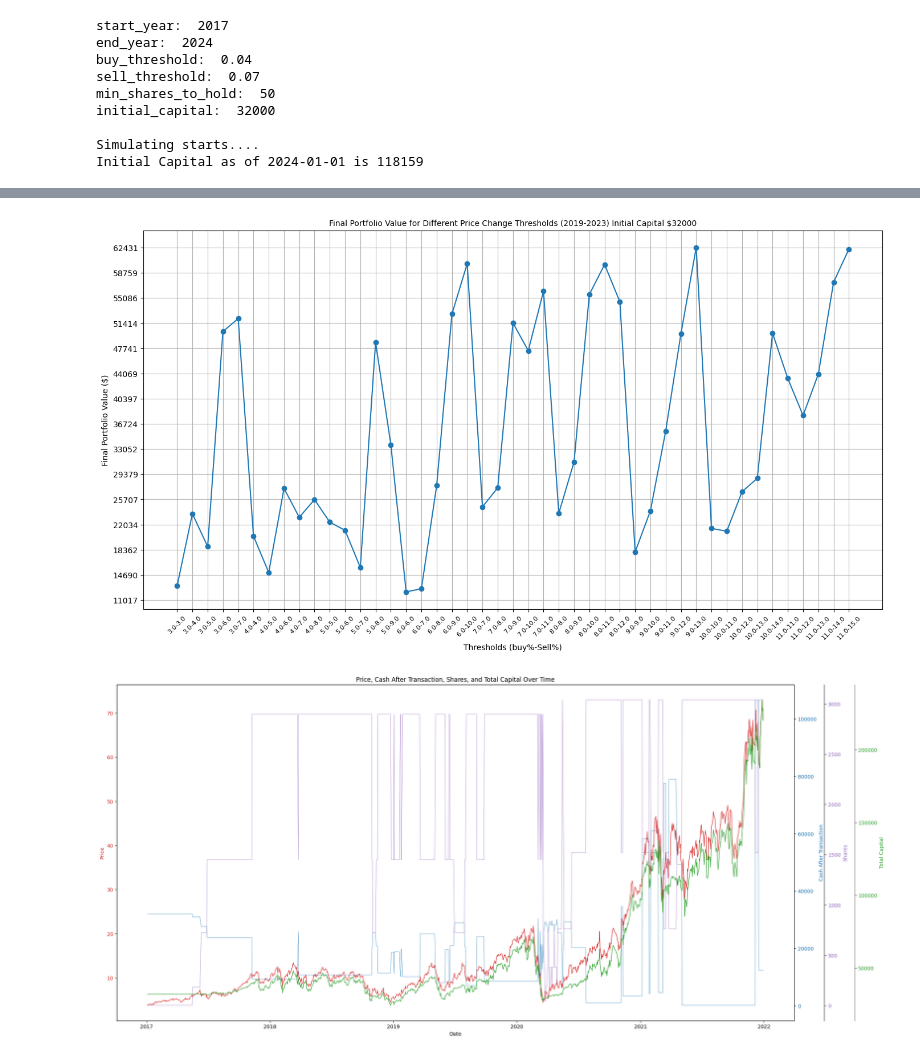
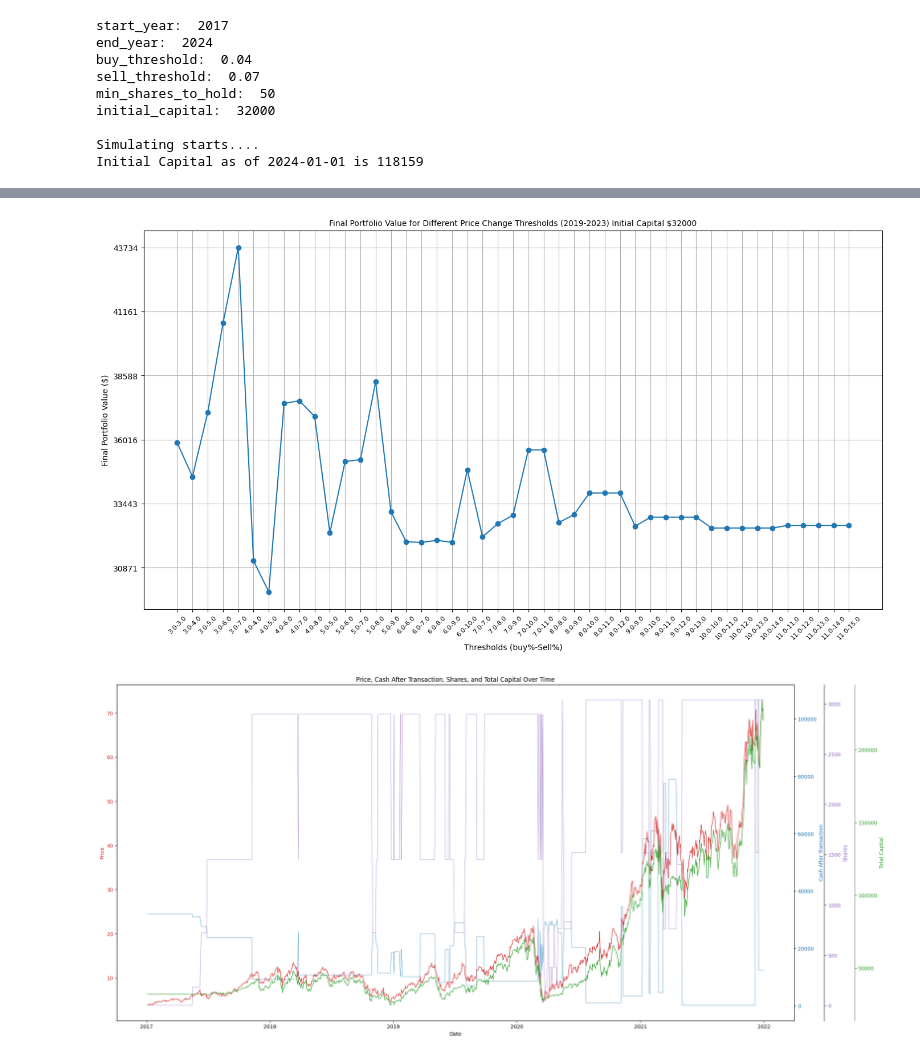
Before and after one commit to mohaoqing/Simple-Trader, a Jupyter notebook: src/trader.ipynb, the cells around one changed output, grey strips where cells are left out. Drawn from its saved outputs; the diff is of its cells as text; code cells hidden in the pictures.

Commit message:
Data reformat and run quarterly
1. Add a dataclass to format the dataframe row
2. Run quarterly

```diff
--- a/src/trader.ipynb
+++ b/src/trader.ipynb
@@ -5 +7,24 @@ import matplotlib.pyplot as plt
+# %%
+from dataclasses import dataclass
+@dataclass
+class Transaction:
+    Date:str
+    Action:str
+    Open: float
+    High: float
+    Low:float
+    Close:float
+    Compare:float
+    Stage:int
+    Prev_Close: float
+    Threshold_Buy_Price:float
+    Threshold_Sell_Price:float
+    Price: float
+    Price_buy : None
+    Price_sell : None
+    Shares_to_trade: int
+    Total_Shares:int
+    Total_Cash: float
+    Minimum_Cash: float
+    Total_Capital_Cash_Shares: float
 # %%
@@ -435,7 +656,9 @@ simulation_results_list = []
 simulation_results = {}
 
 
-soxl_data = pd.read_csv('../data/SOXL.csv')
+# soxl_data = pd.read_csv('../data/SOXL.csv')
+soxl_data = pd.read_csv('../data/QQQ.csv')
+
 startYear = str(start_year)
 endYear = str(end_year)
 soxl_data = soxl_data[soxl_data['Date'] >= startYear + '-01-01']
@@ -450,35 +673,35 @@ for threshold in threshold_list:
             continue
         # get the last row
         last_row = transaction_history_df.iloc[-1]
-        simulation_results[str(round(buy_threshold*100,2)) + "-" + str(round(sell_threshold*100,2))] = last_row["Total Capital (Cash + Shares)"]
+        simulation_results[str(round(buy_threshold*100,2)) + "-" + str(round(sell_threshold*100,2))] = last_row["Total_Capital_Cash_Shares"]
 
     # display(simulation_results)
 
 thresholds = list(simulation_results.keys())
 
 values = list(simulation_results.values())
 
 plt.figure(figsize=(14, 8))
 plt.plot(thresholds, values, marker='o')
 plt.title('Final Portfolio Value for Different Price Change Thresholds (' + str(startYear) + '-' + str(endYear) + ') Initial Capital $' + str(initial_capital), fontsize=10)
 plt.xlabel('Thresholds (buy%-Sell%)')
 plt.ylabel('Final Portfolio Value ($)')
 plt.grid(True)
 plt.xticks(rotation=45)
 plt.tight_layout()
 #set x label font size
 plt.xticks(fontsize=8)
 #set y label font size
 plt.yticks(fontsize=10)
 #set number of ticks
 #set y axis to be linear and ticks to be 10, and not use the scientific notation, and make y axis more dense
 plt.yscale('linear')
 plt.yticks(np.linspace(0, max(values), 18))
 plt.ticklabel_format(style='plain', axis='y')
 plt.locator_params(axis='y', tight=True)
 plt.show()
 # %% [output]
-[figure, old version]
+[figure, new version]
 # %%
 # Plot
 # Re-load the data from the newly uploaded file (assuming it's the same format)
```
Also changed, not shown: parts of 3 cells of this notebook, 1 other file.
